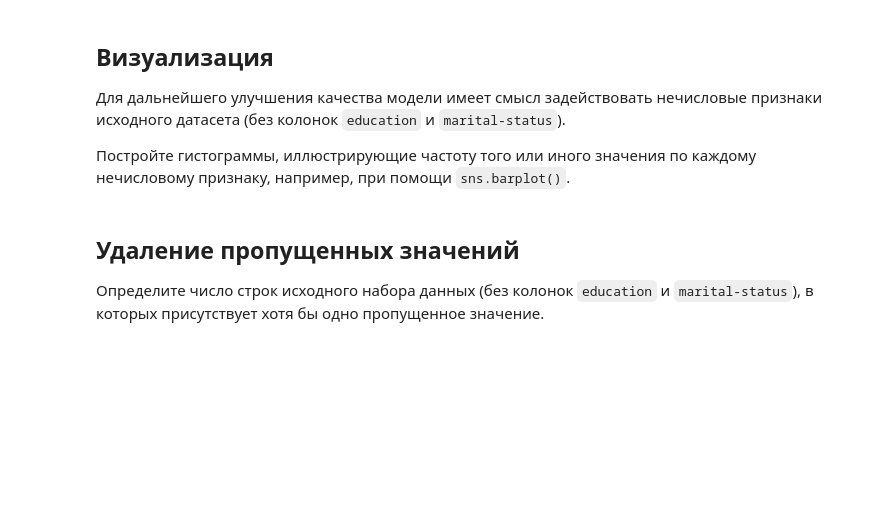
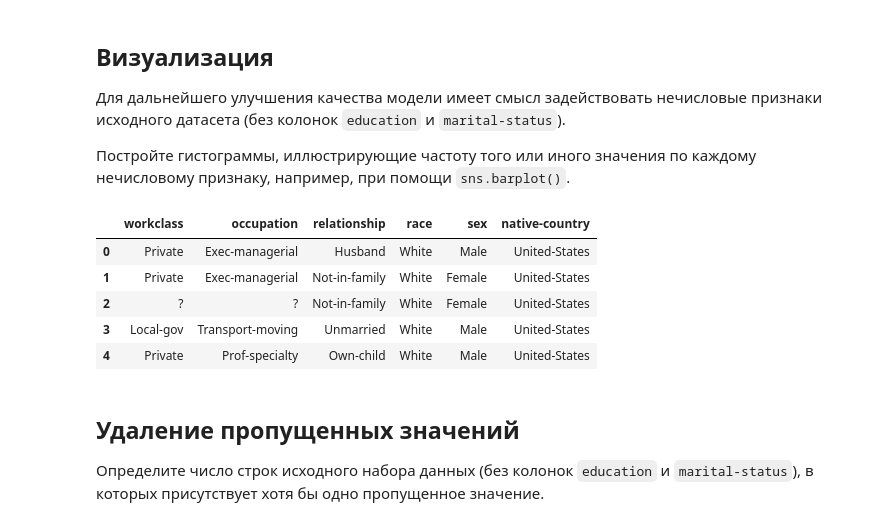
Before and after one commit to muzafarovdan/MyEducation, a Jupyter notebook: ML_OE/courses.openedu.ru_assets_courseware_v1_6463c3461ae565e1acb1005929da8189_asset-v1_ITMOUniversity+INTROMLADVML+fall_2023_ITMO_mag+type@asset+block_KNN_Students.ipynb, the cells around one changed output. Cells and saved outputs as stored; diff of their text form; code cells hidden in the pictures; blank space fills up the shorter version.

```diff
--- a/ML_OE/courses.openedu.ru_assets_courseware_v1_6463c3461ae565e1acb1005929da8189_asset-v1_ITMOUniversity+INTROMLADVML+fall_2023_ITMO_mag+type@asset+block_KNN_Students.ipynb
+++ b/ML_OE/courses.openedu.ru_assets_courseware_v1_6463c3461ae565e1acb1005929da8189_asset-v1_ITMOUniversity+INTROMLADVML+fall_2023_ITMO_mag+type@asset+block_KNN_Students.ipynb
@@ -203,3 +210,13 @@ X_train['fnlwgt'].mean()
+# %%
+df_str = df.loc[:,df.dtypes != 'int64']
+df_str.head(5)
+# %% [output]
+|  | workclass | occupation | relationship | race | sex | native-country |
+| 0 | Private | Exec-managerial | Husband | White | Male | United-States |
+| 1 | Private | Exec-managerial | Not-in-family | White | Female | United-States |
+| 2 | ? | ? | Not-in-family | White | Female | United-States |
+| 3 | Local-gov | Transport-moving | Unmarried | White | Male | United-States |
+| 4 | Private | Prof-specialty | Own-child | White | Male | United-States |
 # %% [markdown]
 ## Удаление пропущенных значений
 
```
Also changed, not shown: parts of 14 cells of this notebook, 1 other file.
